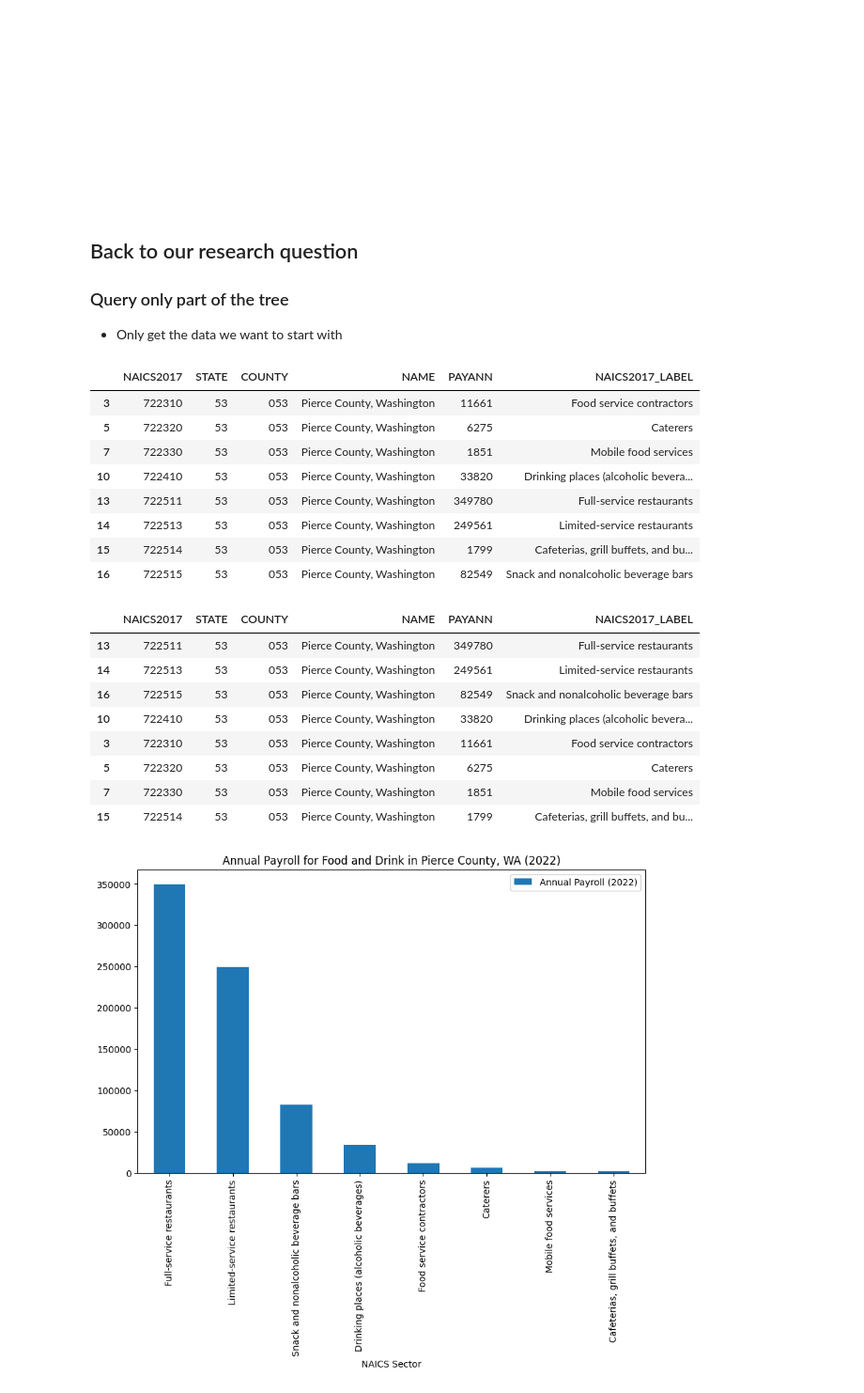
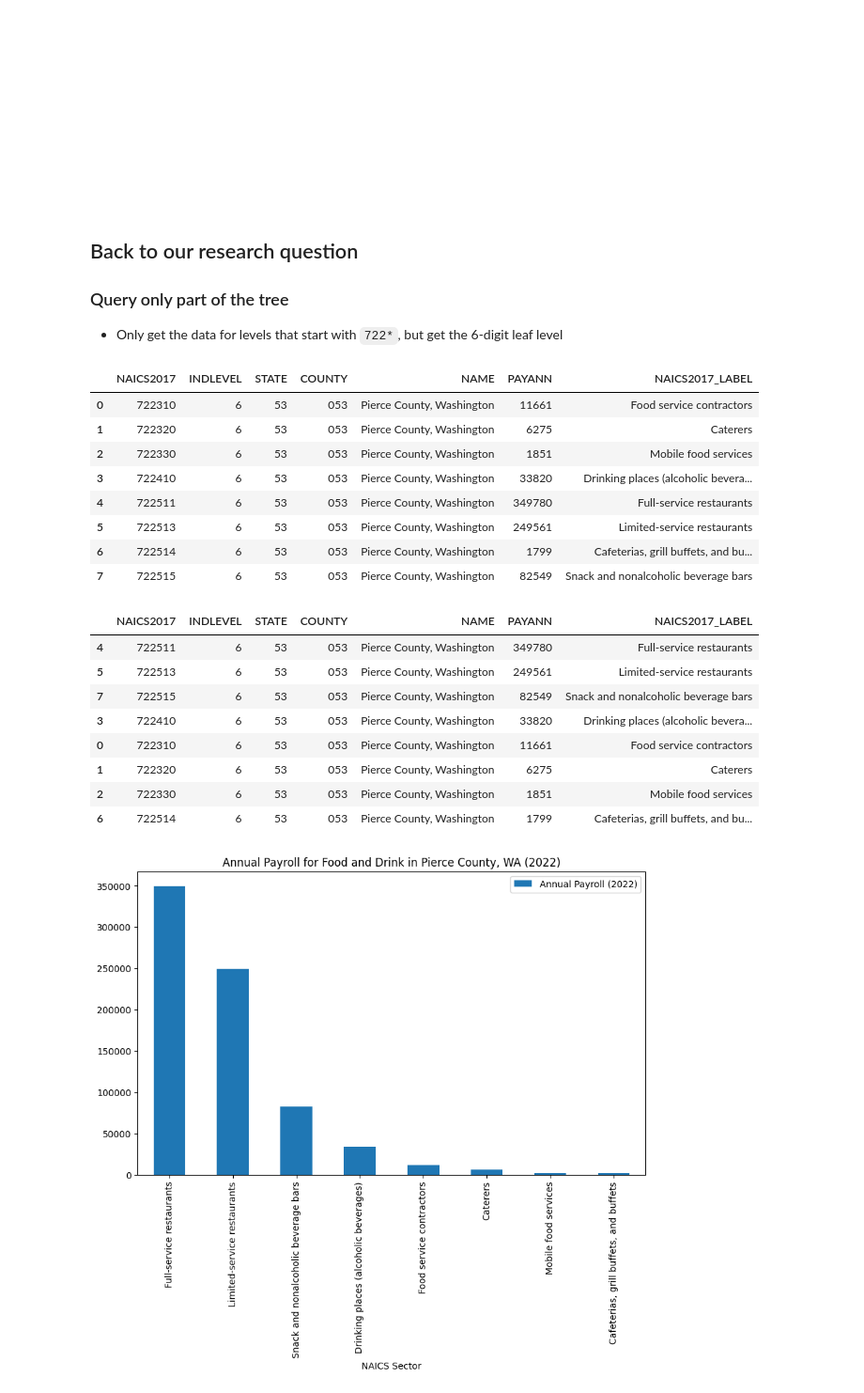
Before and after one commit to censusdis/censusdis-tutorial-2024, a Jupyter notebook: Lessons/Lesson 4 Query Filters.ipynb, the cells around one changed output. Shown at 94% size. Drawn from its saved outputs; the diff is of its cells as text; code cells hidden in the pictures.

Commit message:
Introduce INDLEVEL

```diff
--- a/Lessons/Lesson 4 Query Filters.ipynb
+++ b/Lessons/Lesson 4 Query Filters.ipynb
@@ -302,7 +366,7 @@ df_cbp_pierce_pay_annual_naics[
 
 ### Query only part of the tree
 
-- Only get the data we want to start with
+- Only get the data for levels that start with `722*`, but get the 6-digit leaf level
 # %%
 NAICS_FOOD_AND_DRINK = "722*"
 # %%
@@ -312,33 +376,37 @@ df_food_and_drink = ced.download(
     ["NAME", "PAYANN", "NAICS2017_LABEL"],
     state=states.WA,
     county=PIERCE,
-    query_filter={"NAICS2017": NAICS_FOOD_AND_DRINK},
+    query_filter={
+        "NAICS2017": NAICS_FOOD_AND_DRINK,
+        # This is the maximum level
+        "INDLEVEL": 6,
+    },
 )
 # %%
-df_food_and_drink[df_food_and_drink["NAICS2017"].str.len() == 6]
+df_food_and_drink
 # %% [output]
-|  | NAICS2017 | STATE | COUNTY | NAME | PAYANN | NAICS2017_LABEL |
-| 3 | 722310 | 53 | 053 | Pierce County, Washington | 11661 | Food service contractors |
-| 5 | 722320 | 53 | 053 | Pierce County, Washington | 6275 | Caterers |
-| 7 | 722330 | 53 | 053 | Pierce County, Washington | 1851 | Mobile food services |
-| 10 | 722410 | 53 | 053 | Pierce County, Washington | 33820 | Drinking places (alcoholic bevera... |
-| 13 | 722511 | 53 | 053 | Pierce County, Washington | 349780 | Full-service restaurants |
-| 14 | 722513 | 53 | 053 | Pierce County, Washington | 249561 | Limited-service restaurants |
-| 15 | 722514 | 53 | 053 | Pierce County, Washington | 1799 | Cafeterias, grill buffets, and bu... |
-| 16 | 722515 | 53 | 053 | Pierce County, Washington | 82549 | Snack and nonalcoholic beverage bars |
+|  | NAICS2017 | INDLEVEL | STATE | COUNTY | NAME | PAYANN | NAICS2017_LABEL |
+| 0 | 722310 | 6 | 53 | 053 | Pierce County, Washington | 11661 | Food service contractors |
+| 1 | 722320 | 6 | 53 | 053 | Pierce County, Washington | 6275 | Caterers |
+| 2 | 722330 | 6 | 53 | 053 | Pierce County, Washington | 1851 | Mobile food services |
+| 3 | 722410 | 6 | 53 | 053 | Pierce County, Washington | 33820 | Drinking places (alcoholic bevera... |
+| 4 | 722511 | 6 | 53 | 053 | Pierce County, Washington | 349780 | Full-service restaurants |
+| 5 | 722513 | 6 | 53 | 053 | Pierce County, Washington | 249561 | Limited-service restaurants |
+| 6 | 722514 | 6 | 53 | 053 | Pierce County, Washington | 1799 | Cafeterias, grill buffets, and bu... |
+| 7 | 722515 | 6 | 53 | 053 | Pierce County, Washington | 82549 | Snack and nonalcoholic beverage bars |
 # %%
-df_food_and_drink[df_food_and_drink["NAICS2017"].str.len() == 6].sort_values(
+df_food_and_drink.sort_values(
     by="PAYANN", ascending=False
 )
 # %% [output]
-|  | NAICS2017 | STATE | COUNTY | NAME | PAYANN | NAICS2017_LABEL |
-| 13 | 722511 | 53 | 053 | Pierce County, Washington | 349780 | Full-service restaurants |
-| 14 | 722513 | 53 | 053 | Pierce County, Washington | 249561 | Limited-service restaurants |
-| 16 | 722515 | 53 | 053 | Pierce County, Washington | 82549 | Snack and nonalcoholic beverage bars |
-| 10 | 722410 | 53 | 053 | Pierce County, Washington | 33820 | Drinking places (alcoholic bevera... |
-| 3 | 722310 | 53 | 053 | Pierce County, Washington | 11661 | Food service contractors |
-| 5 | 722320 | 53 | 053 | Pierce County, Washington | 6275 | Caterers |
-| 7 | 722330 | 53 | 053 | Pierce County, Washington | 1851 | Mobile food services |
-| 15 | 722514 | 53 | 053 | Pierce County, Washington | 1799 | Cafeterias, grill buffets, and bu... |
+|  | NAICS2017 | INDLEVEL | STATE | COUNTY | NAME | PAYANN | NAICS2017_LABEL |
+| 4 | 722511 | 6 | 53 | 053 | Pierce County, Washington | 349780 | Full-service restaurants |
+| 5 | 722513 | 6 | 53 | 053 | Pierce County, Washington | 249561 | Limited-service restaurants |
+| 7 | 722515 | 6 | 53 | 053 | Pierce County, Washington | 82549 | Snack and nonalcoholic beverage bars |
+| 3 | 722410 | 6 | 53 | 053 | Pierce County, Washington | 33820 | Drinking places (alcoholic bevera... |
+| 0 | 722310 | 6 | 53 | 053 | Pierce County, Washington | 11661 | Food service contractors |
+| 1 | 722320 | 6 | 53 | 053 | Pierce County, Washington | 6275 | Caterers |
+| 2 | 722330 | 6 | 53 | 053 | Pierce County, Washington | 1851 | Mobile food services |
+| 6 | 722514 | 6 | 53 | 053 | Pierce County, Washington | 1799 | Cafeterias, grill buffets, and bu... |
 # %%
 ax = (
```
Also changed, not shown: parts of 20 cells of this notebook, 1 other file.
